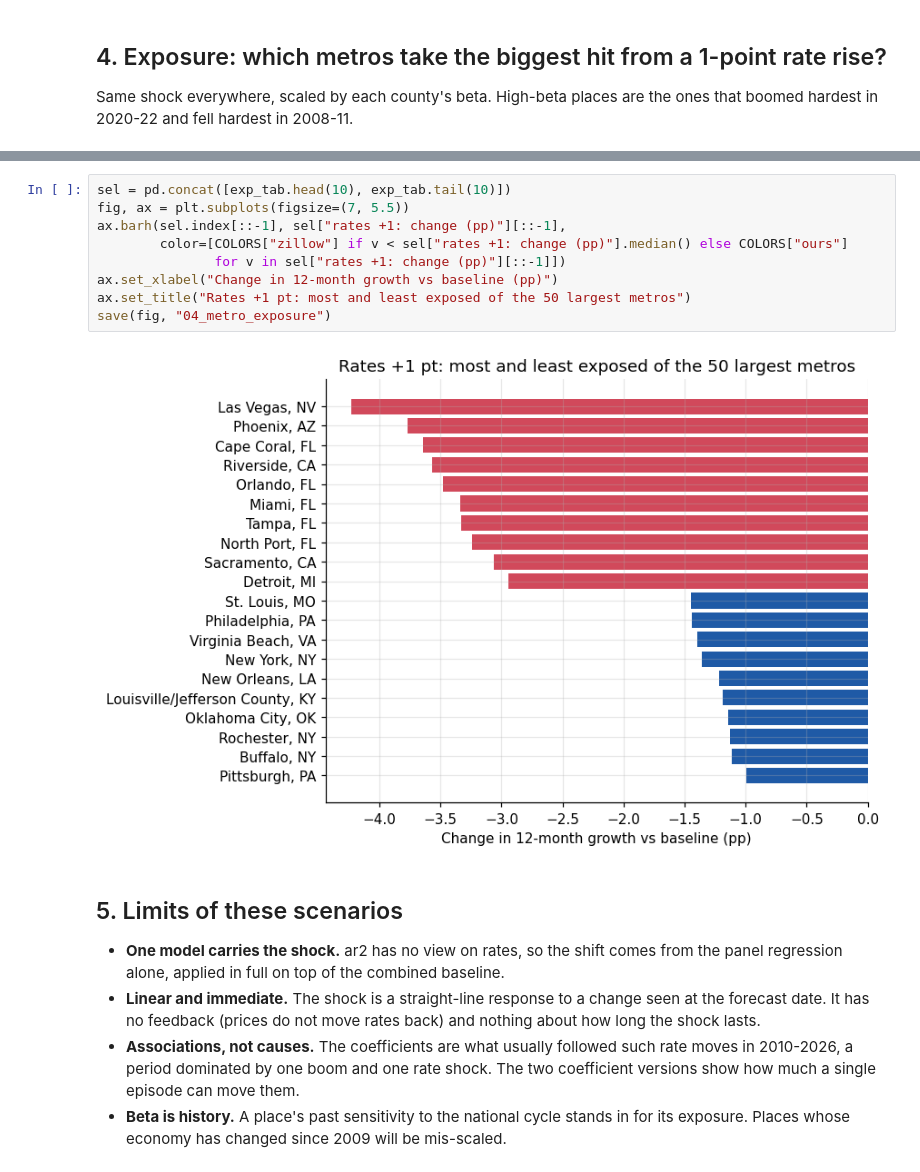
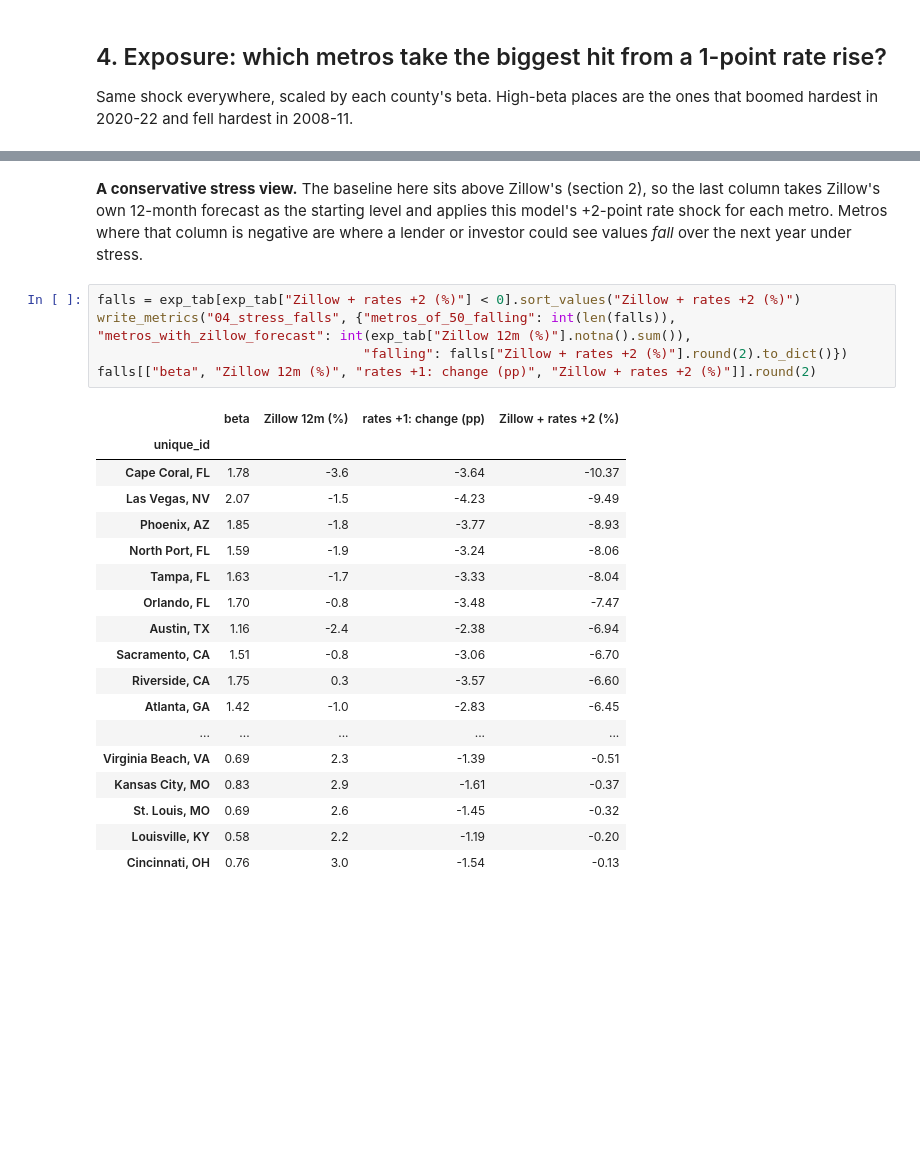
Before and after one commit to janeruxi1/housing-hierarchical-forecast, a Jupyter notebook: notebooks/04_scenarios.ipynb, the cells around one changed output, grey strips where cells are left out. Saved outputs shown, nothing was run; the diff lists cells and outputs as text; blank space fills up the shorter version.

```diff
--- a/notebooks/04_scenarios.ipynb
+++ b/notebooks/04_scenarios.ipynb
@@ -295,22 +302,29 @@ exp_tab.head(10).round(2)
-# %%
-sel = pd.concat([exp_tab.head(10), exp_tab.tail(10)])
-fig, ax = plt.subplots(figsize=(7, 5.5))
-ax.barh(sel.index[::-1], sel["rates +1: change (pp)"][::-1],
-        color=[COLORS["zillow"] if v < sel["rates +1: change (pp)"].median() else COLORS["ours"]
-               for v in sel["rates +1: change (pp)"][::-1]])
-ax.set_xlabel("Change in 12-month growth vs baseline (pp)")
-ax.set_title("Rates +1 pt: most and least exposed of the 50 largest metros")
-save(fig, "04_metro_exposure")
-# %% [output]
-[figure, removed]
-# %% [markdown]
-## 5. Limits of these scenarios
-* **One model carries the shock.** ar2 has no view on rates, so the shift comes from the panel
-  regression alone, applied in full on top of the combined baseline.
-* **Linear and immediate.** The shock is a straight-line response to a change seen at the forecast
-  date. It has no feedback (prices do not move rates back) and nothing about how long the shock lasts.
-* **Associations, not causes.** The coefficients are what usually followed such rate moves in
-  2010-2026, a period dominated by one boom and one rate shock. The two coefficient versions show
-  how much a single episode can move them.
-* **Beta is history.** A place's past sensitivity to the national cycle stands in for its exposure.
-  Places whose economy has changed since 2009 will be mis-scaled.
+# %% [markdown]
+**A conservative stress view.** The baseline here sits above Zillow's (section 2), so the last
+column takes Zillow's own 12-month forecast as the starting level and applies this model's
++2-point rate shock for each metro. Metros where that column is negative are where a lender or
+investor could see values *fall* over the next year under stress.
+# %%
+falls = exp_tab[exp_tab["Zillow + rates +2 (%)"] < 0].sort_values("Zillow + rates +2 (%)")
+write_metrics("04_stress_falls", {"metros_of_50_falling": int(len(falls)), "metros_with_zillow_forecast": int(exp_tab["Zillow 12m (%)"].notna().sum()),
+                                  "falling": falls["Zillow + rates +2 (%)"].round(2).to_dict()})
+falls[["beta", "Zillow 12m (%)", "rates +1: change (pp)", "Zillow + rates +2 (%)"]].round(2)
+# %% [output]
+|  | beta | Zillow 12m (%) | rates +1: change (pp) | Zillow + rates +2 (%) |
+| unique_id |  |  |  |  |
+| Cape Coral, FL | 1.78 | -3.6 | -3.64 | -10.37 |
+| Las Vegas, NV | 2.07 | -1.5 | -4.23 | -9.49 |
+| Phoenix, AZ | 1.85 | -1.8 | -3.77 | -8.93 |
+| North Port, FL | 1.59 | -1.9 | -3.24 | -8.06 |
+| Tampa, FL | 1.63 | -1.7 | -3.33 | -8.04 |
+| Orlando, FL | 1.70 | -0.8 | -3.48 | -7.47 |
+| Austin, TX | 1.16 | -2.4 | -2.38 | -6.94 |
+| Sacramento, CA | 1.51 | -0.8 | -3.06 | -6.70 |
+| Riverside, CA | 1.75 | 0.3 | -3.57 | -6.60 |
+| Atlanta, GA | 1.42 | -1.0 | -2.83 | -6.45 |
+| ... | ... | ... | ... | ... |
+| Virginia Beach, VA | 0.69 | 2.3 | -1.39 | -0.51 |
+| Kansas City, MO | 0.83 | 2.9 | -1.61 | -0.37 |
+| St. Louis, MO | 0.69 | 2.6 | -1.45 | -0.32 |
+| Louisville, KY | 0.58 | 2.2 | -1.19 | -0.20 |
+| Cincinnati, OH | 0.76 | 3.0 | -1.54 | -0.13 |
```
Also changed, not shown: parts of 4 cells of this notebook, 17 other files.
